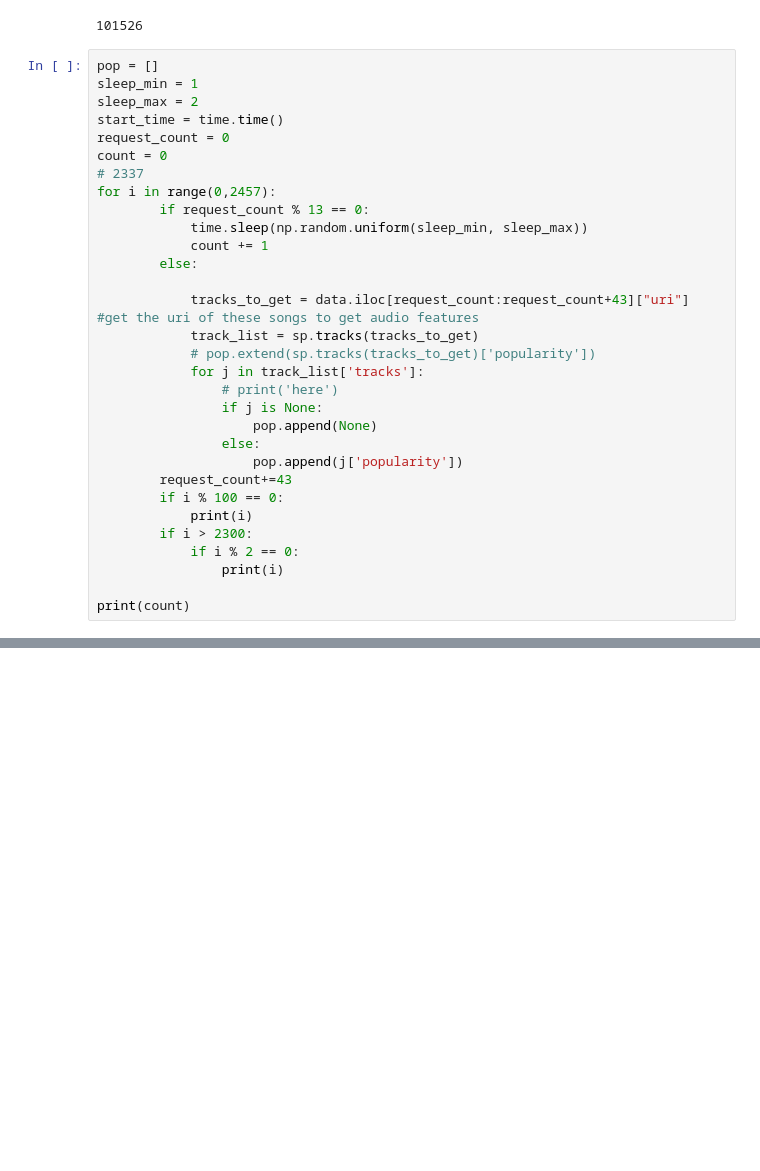
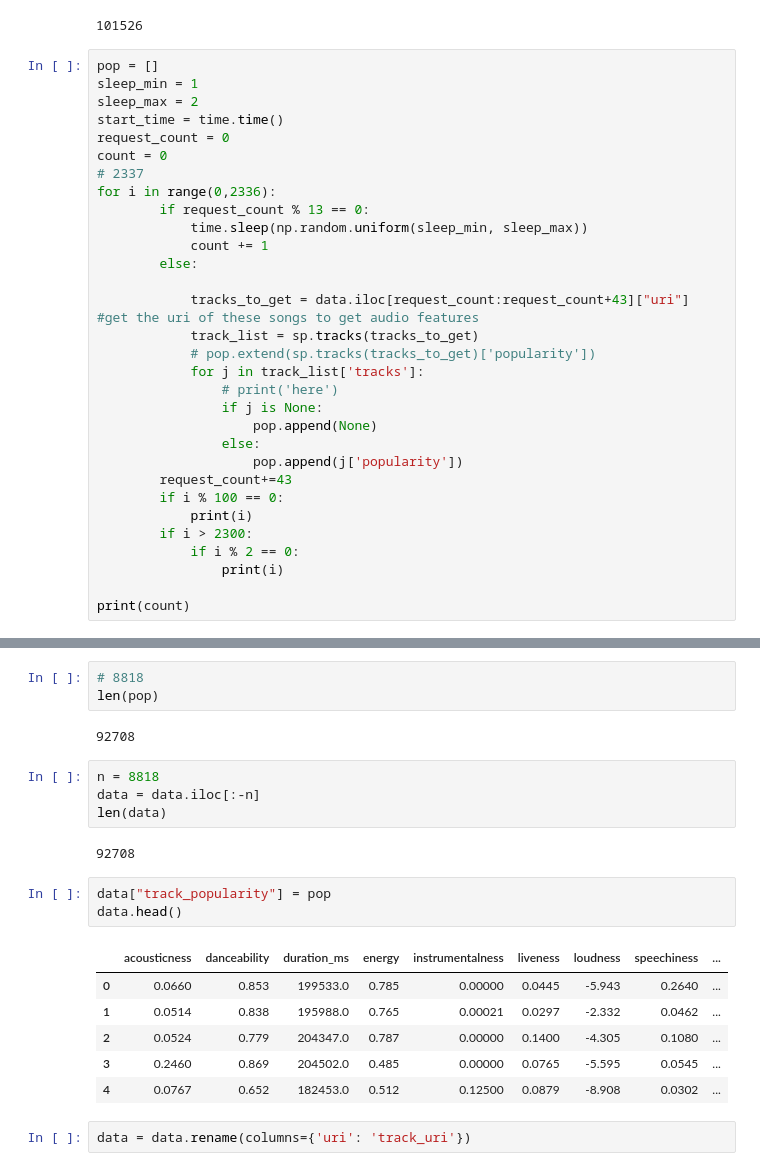
Before and after one commit to mahshidghaffari/Data_Madness, a Jupyter notebook: pre_processing.ipynb, the cells around one changed output, grey strips where cells are left out. Saved outputs shown, nothing was run; the diff lists cells and outputs as text; blank space fills up the shorter version.

```diff
--- a/pre_processing.ipynb
+++ b/pre_processing.ipynb
@@ -123,7 +123,7 @@ start_time = time.time()
 request_count = 0
 count = 0
 # 2337
-for i in range(0,2457):
+for i in range(0,2336):
         if request_count % 13 == 0:
             time.sleep(np.random.uniform(sleep_min, sleep_max))
             count += 1
@@ -160,0 +167,23 @@ print(count)
+# %%
+# 8818
+len(pop)
+# %% [output]
+92708
+# %%
+n = 8818
+data = data.iloc[:-n]
+len(data)
+# %% [output]
+92708
+# %%
+data["track_popularity"] = pop
+data.head()
+# %% [output]
+|  | acousticness | danceability | duration_ms | energy | instrumentalness | liveness | loudness | speechiness | ... |
+| 0 | 0.0660 | 0.853 | 199533.0 | 0.785 | 0.00000 | 0.0445 | -5.943 | 0.2640 | ... |
+| 1 | 0.0514 | 0.838 | 195988.0 | 0.765 | 0.00021 | 0.0297 | -2.332 | 0.0462 | ... |
+| 2 | 0.0524 | 0.779 | 204347.0 | 0.787 | 0.00000 | 0.1400 | -4.305 | 0.1080 | ... |
+| 3 | 0.2460 | 0.869 | 204502.0 | 0.485 | 0.00000 | 0.0765 | -5.595 | 0.0545 | ... |
+| 4 | 0.0767 | 0.652 | 182453.0 | 0.512 | 0.12500 | 0.0879 | -8.908 | 0.0302 | ... |
+# %%
+data = data.rename(columns={'uri': 'track_uri'})
```
Also changed, not shown: parts of 10 cells of this notebook, 2 other files.
